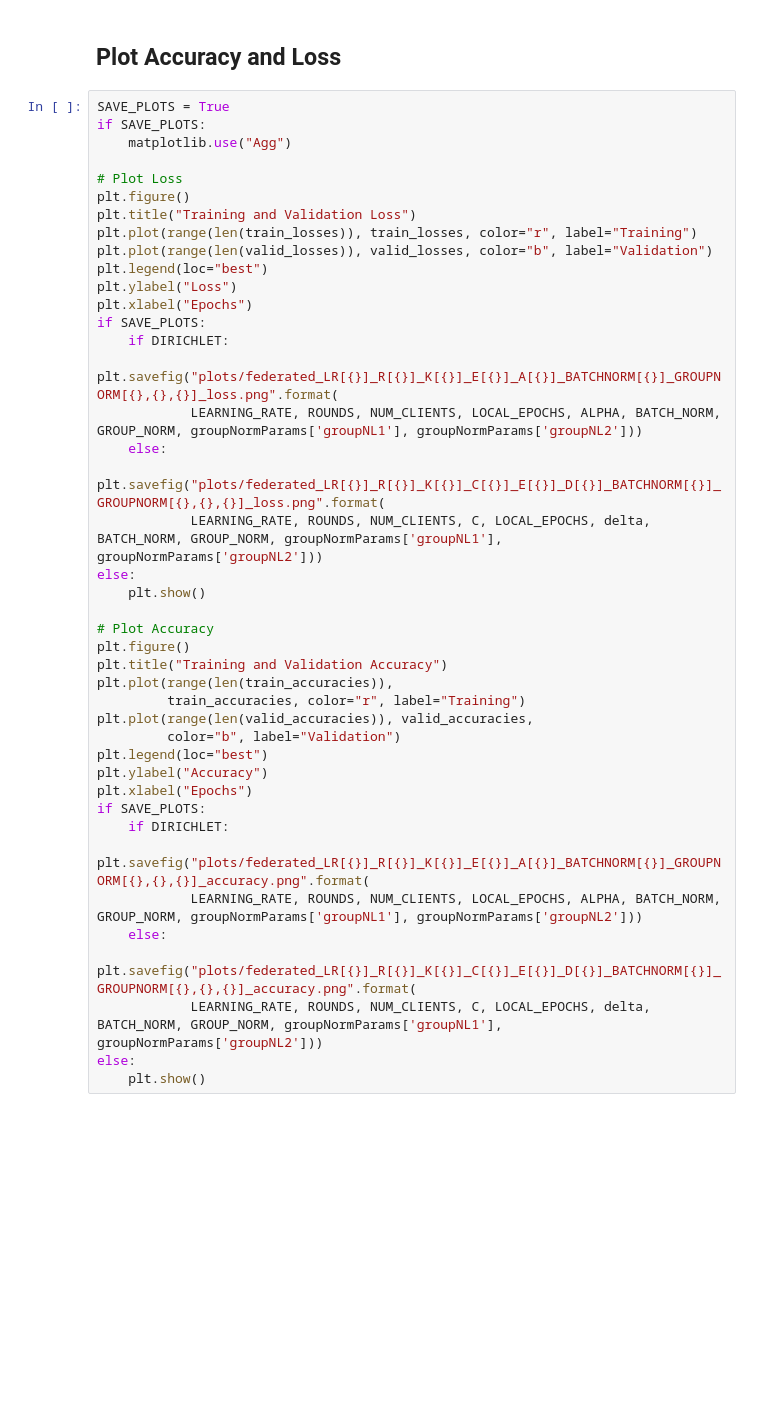
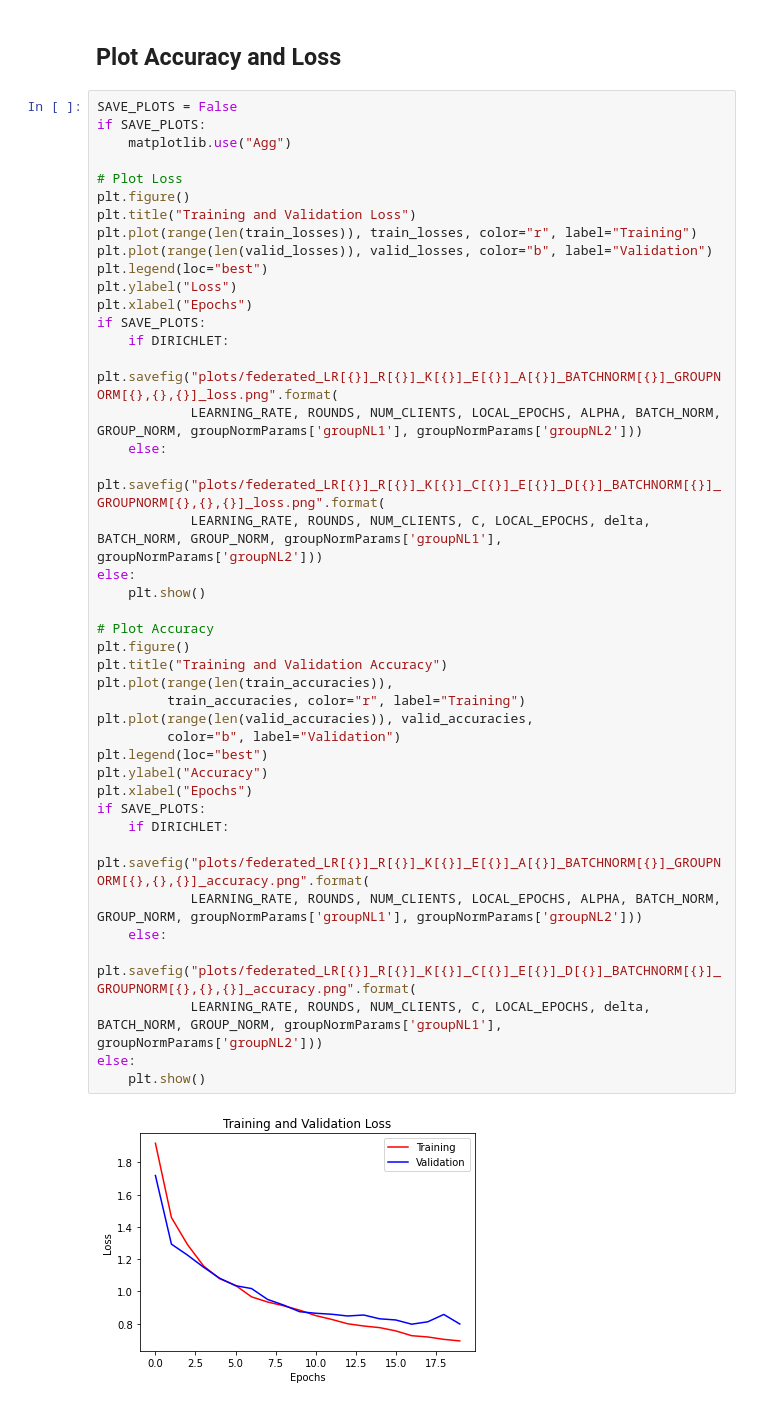
Before and after one commit to thebouda/AMLProject, a Jupyter notebook: federatedv2.ipynb, the cells around one changed output. Drawn from its saved outputs; the diff is of its cells as text; blank space fills up the shorter version.

```diff
--- a/federatedv2.ipynb
+++ b/federatedv2.ipynb
@@ -380,7 +380,7 @@ Round: 19       Average Train loss: 0.6954      Valid loss: 0.7735      Average
 # %% [markdown]
 ## Plot Accuracy and Loss
 # %%
-SAVE_PLOTS = True
+SAVE_PLOTS = False
 if SAVE_PLOTS:
     matplotlib.use("Agg")
 
@@ -394,30 +394,32 @@ plt.ylabel("Loss")
 plt.xlabel("Epochs")
 if SAVE_PLOTS:
     if DIRICHLET:
         plt.savefig("plots/federated_LR[{}]_R[{}]_K[{}]_E[{}]_A[{}]_BATCHNORM[{}]_GROUPNORM[{},{},{}]_loss.png".format(
             LEARNING_RATE, ROUNDS, NUM_CLIENTS, LOCAL_EPOCHS, ALPHA, BATCH_NORM, GROUP_NORM, groupNormParams['groupNL1'], groupNormParams['groupNL2']))
     else:
         plt.savefig("plots/federated_LR[{}]_R[{}]_K[{}]_C[{}]_E[{}]_D[{}]_BATCHNORM[{}]_GROUPNORM[{},{},{}]_loss.png".format(
             LEARNING_RATE, ROUNDS, NUM_CLIENTS, C, LOCAL_EPOCHS, delta, BATCH_NORM, GROUP_NORM, groupNormParams['groupNL1'], groupNormParams['groupNL2']))
 else:
     plt.show()
 
 # Plot Accuracy
 plt.figure()
 plt.title("Training and Validation Accuracy")
 plt.plot(range(len(train_accuracies)),
          train_accuracies, color="r", label="Training")
 plt.plot(range(len(valid_accuracies)), valid_accuracies,
          color="b", label="Validation")
 plt.legend(loc="best")
 plt.ylabel("Accuracy")
 plt.xlabel("Epochs")
 if SAVE_PLOTS:
     if DIRICHLET:
         plt.savefig("plots/federated_LR[{}]_R[{}]_K[{}]_E[{}]_A[{}]_BATCHNORM[{}]_GROUPNORM[{},{},{}]_accuracy.png".format(
             LEARNING_RATE, ROUNDS, NUM_CLIENTS, LOCAL_EPOCHS, ALPHA, BATCH_NORM, GROUP_NORM, groupNormParams['groupNL1'], groupNormParams['groupNL2']))
     else:
         plt.savefig("plots/federated_LR[{}]_R[{}]_K[{}]_C[{}]_E[{}]_D[{}]_BATCHNORM[{}]_GROUPNORM[{},{},{}]_accuracy.png".format(
             LEARNING_RATE, ROUNDS, NUM_CLIENTS, C, LOCAL_EPOCHS, delta, BATCH_NORM, GROUP_NORM, groupNormParams['groupNL1'], groupNormParams['groupNL2']))
 else:
     plt.show()
+# %% [output]
+[figure, added]
```
Also changed, not shown: parts of 3 cells of this notebook, 3 other files.
